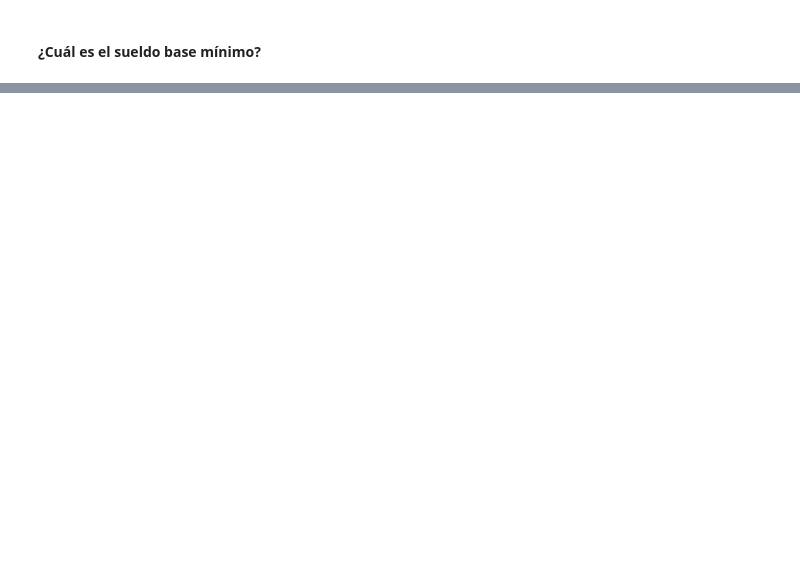
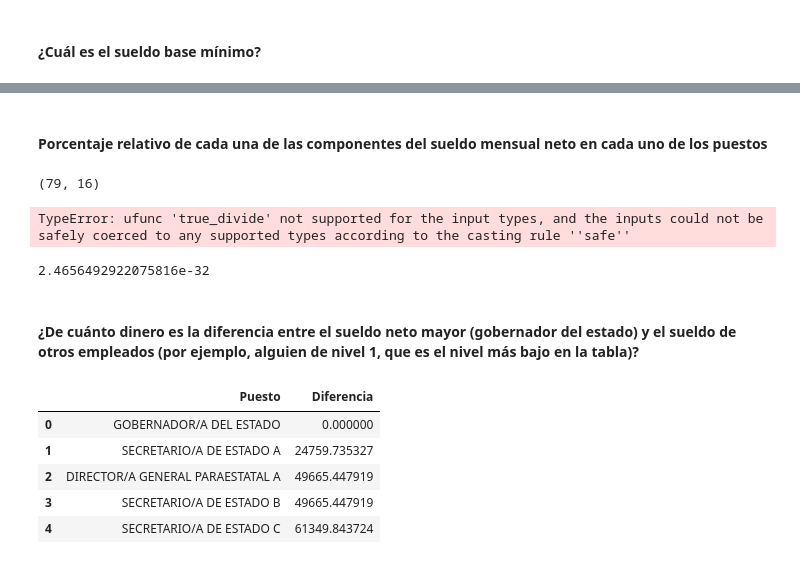
Before and after one commit to DCIDA2019/da2019-MIMIMUSTAINE, a Jupyter notebook: Semana4/Trabajo/Preguntas_1.ipynb, the cells around one changed output, grey strips where cells are left out. Cells and saved outputs as stored; diff of their text form; code cells hidden in the pictures; blank space fills up the shorter version.

```diff
--- a/Semana4/Trabajo/Preguntas_1.ipynb
+++ b/Semana4/Trabajo/Preguntas_1.ipynb
@@ -131,0 +152,42 @@ sueldos['SUELDO BASE'].min()
+# %% [markdown]
+#### <strong> Porcentaje relativo de cada una de las componentes del sueldo mensual neto en cada uno de los puestos </strong>
+# %%
+#Primero se comprueban dimensiones, la 13'va columna corresponde al Sueldo Mensual Neto.
+sueldos.shape
+# %% [output]
+(79, 16)
+# %%
+#Pendiente
+p = ['PUESTO', 'SUELDO BASE', 'CUOTAS SEGURIDAD SOCIAL', 'PREVISIÓN SOCIAL', 'AYUDA X SERVICIOS',
+            'APOYO FAMILIAR', 'GRATIFICACIÓN QUINCENAL', 'SUELDO MENSUAL BRUTO', 'IMPTO MENSUAL', 'ISSEG',
+            'ISSSTE', 'SUELDO MENSUAL NETO']
+Porcentaje = pd.DataFrame({"PUESTO" : sueldos[p[0]]})
+
+Prueba = []
+for i in range(len(V)):
+    Prueba[i] = sueldos[p[0]][i] / sueldos[p[11]][i]
+#for i in range(10):
+#    Porcentaje[posicion[i + 1]] = sueldos[p[i]] + sueldos[p[11]]
+
+#Porcentaje.head()
+Prueba
+# %% [output]
+TypeError: ufunc 'true_divide' not supported for the input types, and the inputs could not be safely coerced to any supported types according to the casting rule ''safe''
+# %%
+a = V_c[0][3] = V_c[0][3] / V_c[0][13]
+a
+# %% [output]
+2.4656492922075816e-32
+# %% [markdown]
+#### <strong> ¿De cuánto dinero es la diferencia entre el sueldo neto mayor (gobernador del estado) y el sueldo de otros empleados (por ejemplo, alguien de nivel 1, que es el nivel más bajo en la tabla)?</strong>
+# %%
+Diferencia = pd.DataFrame({"Puesto" : sueldos['PUESTO'], "Diferencia" :
+                           np.abs(sueldos['SUELDO MENSUAL NETO'] - sueldos['SUELDO MENSUAL NETO'].max())})
+Diferencia.head()
+# %% [output]
+|  | Puesto | Diferencia |
+| 0 | GOBERNADOR/A DEL ESTADO | 0.000000 |
+| 1 | SECRETARIO/A DE ESTADO A | 24759.735327 |
+| 2 | DIRECTOR/A GENERAL PARAESTATAL A | 49665.447919 |
+| 3 | SECRETARIO/A DE ESTADO B | 49665.447919 |
+| 4 | SECRETARIO/A DE ESTADO C | 61349.843724 |
```
Also changed, not shown: parts of 16 cells of this notebook, 1 other file.
